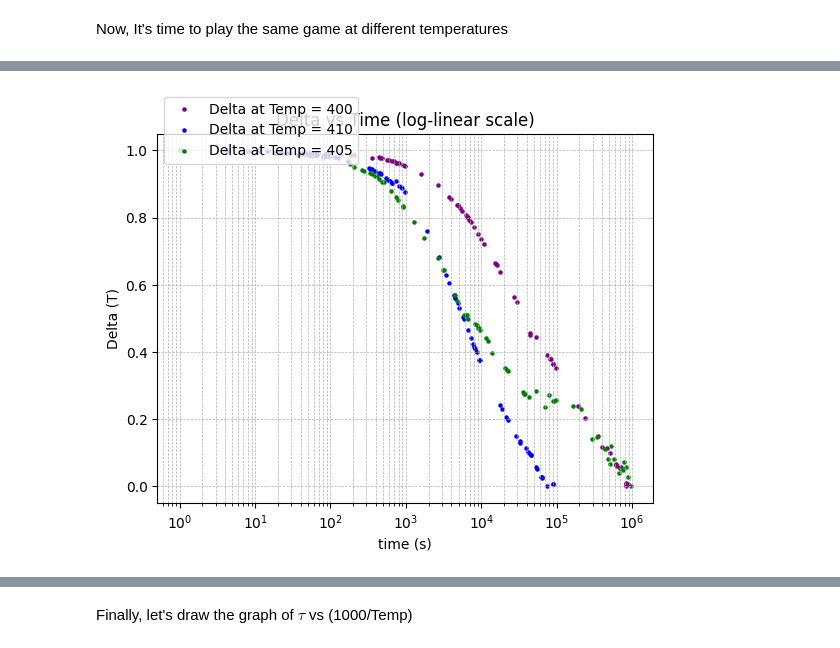
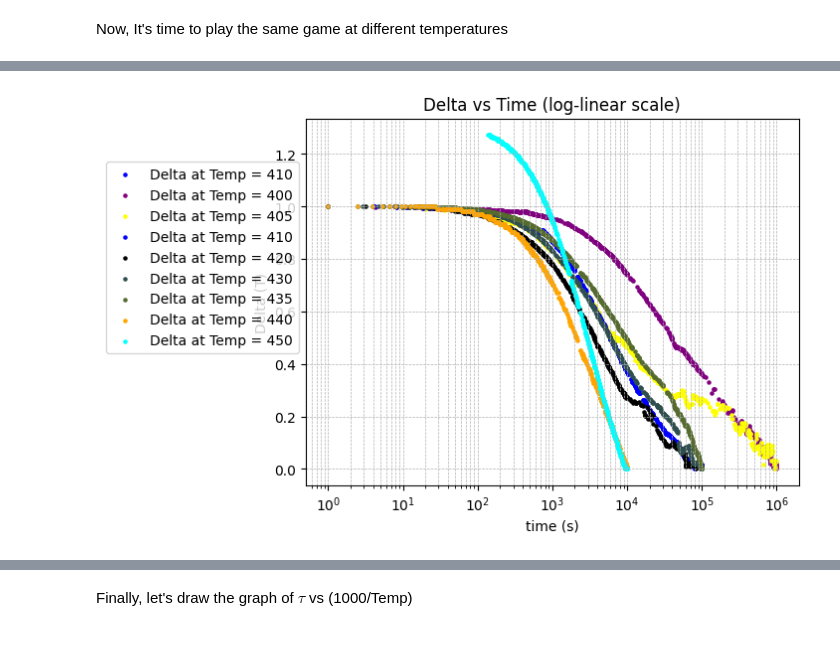
Before and after one commit to speedcoder107/kakalioslab, a Jupyter notebook: relaxation time/relaxation_time.ipynb, the cells around one changed output, grey strips where cells are left out. Drawn from its saved outputs; the diff is of its cells as text; code cells hidden in the pictures.

```diff
--- a/relaxation time/relaxation_time.ipynb
+++ b/relaxation time/relaxation_time.ipynb
@@ -182,5 +260,5 @@ rx.scatter_plot(title='Delta vs Time (log-linear scale) for temp = 420K', x_colu
 # %%
-df_430 = pd.read_csv("relaxation_time_modified\\relaxation_time_temp_430_part_2.csv")
+df_430 = pd.read_csv("/workspaces/kakalioslab/relaxation time/relaxation_time_modified/relaxation_time_temp_430.csv")
 cond_430 = rx.scatter_data(df_430, "Conductivity_(S/cm)", column_type='y_column', label = "conductivity", legend_label="Cond at Temp = 430", color = 'DarkSlateGray', marker_size=20)
 time_430 = rx.scatter_data(df_430, "Time_(s)", column_type='x_column', label = "time (s)", scale='log', marker_size=20)
 temp_430 = rx.scatter_data(df_430, "Control_Temperature_(K)", column_type='y_prime_column', label = "Temperature_(K)", legend_label="Temp", color = 'r', marker_size=20)
@@ -207,5 +285,5 @@ rx.scatter_plot(title='Delta vs Time (log-linear scale) for temp = 430K', x_colu
 # %%
-df_435 = pd.read_csv("relaxation_time_modified\\relaxation_time_temp_435.csv")
+df_435 = pd.read_csv("/workspaces/kakalioslab/relaxation time/relaxation_time_modified/relaxation_time_temp_435.csv")
 cond_435 = rx.scatter_data(df_435, "Conductivity_(S/cm)", column_type='y_column', label = "conductivity", legend_label="Cond at Temp = 435", color = 'DarkOliveGreen', marker_size=20)
 time_435 = rx.scatter_data(df_435, "Time_(s)", column_type='x_column', label = "time (s)", scale='log', marker_size=20)
 temp_435 = rx.scatter_data(df_435, "Control_Temperature_(K)", column_type='y_prime_column', label = "Temperature_(K)", legend_label="Temp", color = 'r', marker_size=20)
@@ -232,5 +310,5 @@ rx.scatter_plot(title='Delta vs Time (log-linear scale) for temp = 435K', x_colu
 # %%
-df_440 = pd.read_csv("relaxation_time_modified\\relaxation_time_temp_440_part_2.csv")
+df_440 = pd.read_csv("/workspaces/kakalioslab/relaxation time/relaxation_time_modified/relaxation_time_temp_440.csv")
 cond_440 = rx.scatter_data(df_440, "Conductivity_(S/cm)", column_type='y_column', label = "conductivity", legend_label="Cond at Temp = 440", color = 'orange', marker_size=20, scale='log')
 time_440 = rx.scatter_data(df_440, "Time_(s)", column_type='x_column', label = "time (s)", scale='log', marker_size=20)
 temp_440 = rx.scatter_data(df_440, "Control_Temperature_(K)", column_type='y_prime_column', label = "Temperature_(K)", legend_label="Temp", color = 'r', marker_size=20)
@@ -257,20 +335,19 @@ rx.scatter_plot(title='Delta vs Time (log-linear scale) for temp = 440K', x_colu
 # %%
-df_440 = pd.read_csv("relaxation_time_modified\\relaxation_time_temp_440_part_2.csv")
-cond_440 = rx.scatter_data(df_440, "Conductivity_(S/cm)", column_type='y_column', label = "conductivity", legend_label="Cond at Temp = 440", color = 'orange', marker_size=20)
-time_440 = rx.scatter_data(df_440, "Time_(s)", column_type='x_column', label = "time (s)", scale='log', marker_size=20)
-temp_440 = rx.scatter_data(df_440, "Control_Temperature_(K)", column_type='y_prime_column', label = "Temperature_(K)", legend_label="Temp", color = 'r', marker_size=20)
-delta_440 = rx.scatter_data(df_440, "Delta_T", column_type='y_column', label = "Delta (T)", legend_label="Delta at Temp = 440", color = 'orange', legend_location='upper right', marker_size=20)
+df_450 = pd.read_csv("/workspaces/kakalioslab/relaxation time/relaxation_time_modified/relaxation_time_temp_450.csv")
+cond_450 = rx.scatter_data(df_450, "Conductivity_(S/cm)", column_type='y_column', label = "conductivity", legend_label="Cond at Temp = 450", color = 'cyan', marker_size=20)
+time_450 = rx.scatter_data(df_450, "Time_(s)", column_type='x_column', label = "time (s)", scale='log', marker_size=20)
+temp_450 = rx.scatter_data(df_450, "Control_Temperature_(K)", column_type='y_prime_column', label = "Temperature_(K)", legend_label="Temp", color = 'r', marker_size=20)
+delta_450 = rx.scatter_data(df_450, "Delta_T", column_type='y_column', label = "Delta (T)", legend_label="Delta at Temp = 450", color = 'cyan', legend_location='upper right', marker_size=20)
 
-rx.scatter_plot(title='Conductivity vs Time (log-linear scale) for temp = 440K', x_column=time_440, y_column=cond_440, new_column={time_440:temp_440})
+rx.scatter_plot(title='Conductivity vs Time (log-linear scale) for temp = 450K', x_column=time_450, y_column=cond_450, new_column={time_450:temp_450})
 
-beta_b_440, tau_b_440 = rx.berthelot_prediction(df_440)
+beta_b_450, tau_b_450 = rx.berthelot_prediction(df_450)
 
-gamma_d_440, tau_d_440 = rx.dispersive_diffusion_prediction(df_440)
+gamma_d_450, tau_d_450 = rx.dispersive_diffusion_prediction(df_450)
 
-b_line_440 = rx.line_data(np.linspace(1,10**7,100000), np.exp(-(np.linspace(1,10**7,100000) / tau_b_440)**beta_b_440), legend_label=f'y = e^((x/{tau_b_440:.2f})^{beta_b_440:.2f})', color = 'orange')
+b_line_450 = rx.line_data(np.linspace(1,10**7,100000), np.exp(-(np.linspace(1,10**7,100000) / tau_b_450)**beta_b_450), legend_label=f'y = e^((x/{tau_b_450:.2f})^{beta_b_450:.2f})', color = 'cyan')
+rx.scatter_plot(title='Delta vs Time (log-linear scale) for temp = 450K', x_column=time_450, y_column=delta_450, new_column={time_450:temp_450}, new_line = [b_line_450])
 
-rx.scatter_plot(title='Delta vs Time (log-linear scale) for temp = 440K', x_column=time_440, y_column=delta_440, new_column={time_440:temp_440}, new_line = [b_line_440])
-
-d_line_440 = rx.line_data(np.linspace(1,10**7,100000), 1/(1 + (np.linspace(1,10**7,100000)/ tau_d_440)**gamma_d_440), legend_label=f'y = 1/(1+ (x/{tau_d_440:.2f})^{gamma_d_440:.2f})', color = 'orange')
-rx.scatter_plot(title='Delta vs Time (log-linear scale) for temp = 440K', x_column=time_440, y_column=delta_440, new_column={time_440:temp_440}, new_line = [d_line_440])
+d_line_450 = rx.line_data(np.linspace(1,10**7,100000), 1/(1 + (np.linspace(1,10**7,100000)/ tau_d_450)**gamma_d_450), legend_label=f'y = 1/(1+ (x/{tau_b_450:.2f})^{beta_b_450:.2f})', color = 'cyan')
+rx.scatter_plot(title='Delta vs Time (log-linear scale) for temp = 450K', x_column=time_450, y_column=delta_450, new_column={time_450:temp_450}, new_line = [d_line_450])
 # %% [output]
@@ -306,10 +359,10 @@ rx.scatter_plot(title='Delta vs Time (log-linear scale) for temp = 450K', x_colu
 # %%
 # rx.scatter_plot(title='Delta vs Time (log-linear scale)', x_column=time_400, y_column=delta_400, new_column={time_410:delta_410,time_420:delta_420,time_430:delta_430,time_440:delta_440}, new_line = [b_line_400,b_line_410,b_line_420,b_line_430,b_line_440])
 delta_410.legend_location = "lower left"
 delta_405.legend_location = "lower left"
 delta_400.legend_location = "lower left"
-# rx.scatter_plot(title='Delta vs Time (log-linear scale)', x_column=time_410, y_column=delta_410, new_column={time_420:delta_420,time_430:delta_430}, new_line = [b_line_410,b_line_420,b_line_430])
+rx.scatter_plot(title='Delta vs Time (log-linear scale)', x_column=time_410, y_column=delta_410, new_column={time_400:delta_400,time_405:delta_405,time_410:delta_410,time_420:delta_420,time_430:delta_430,time_435:delta_435,time_440:delta_440,time_450:delta_450})
 rx.scatter_plot(title='Delta vs Time (log-linear scale)', x_column=time_400, y_column=delta_400, new_column={time_410:delta_410,time_405:delta_405})
-# rx.scatter_plot(title='Delta vs Time (log-linear scale)', x_column=time_420, y_column=delta_420, new_column={time_430:delta_430,time_440:delta_440}, new_line = [b_line_420,b_line_430,b_line_440])
+rx.scatter_plot(title='Delta vs Time (log-linear scale)', x_column=time_400_part_2, y_column=delta_400_part_2, new_column={time_410_part_2:delta_410_part_2,time_405_part_2:delta_405_part_2})
 # %% [output]
-[figure, old version]
+[figure, new version]
```
Also changed, not shown: parts of 21 cells of this notebook, 30 other files.
